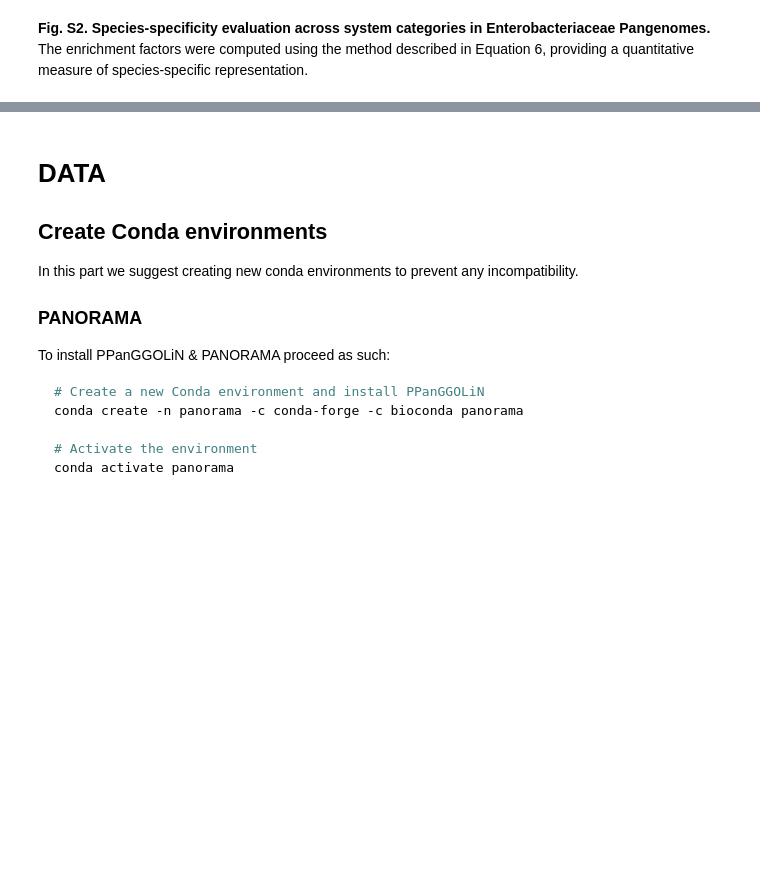
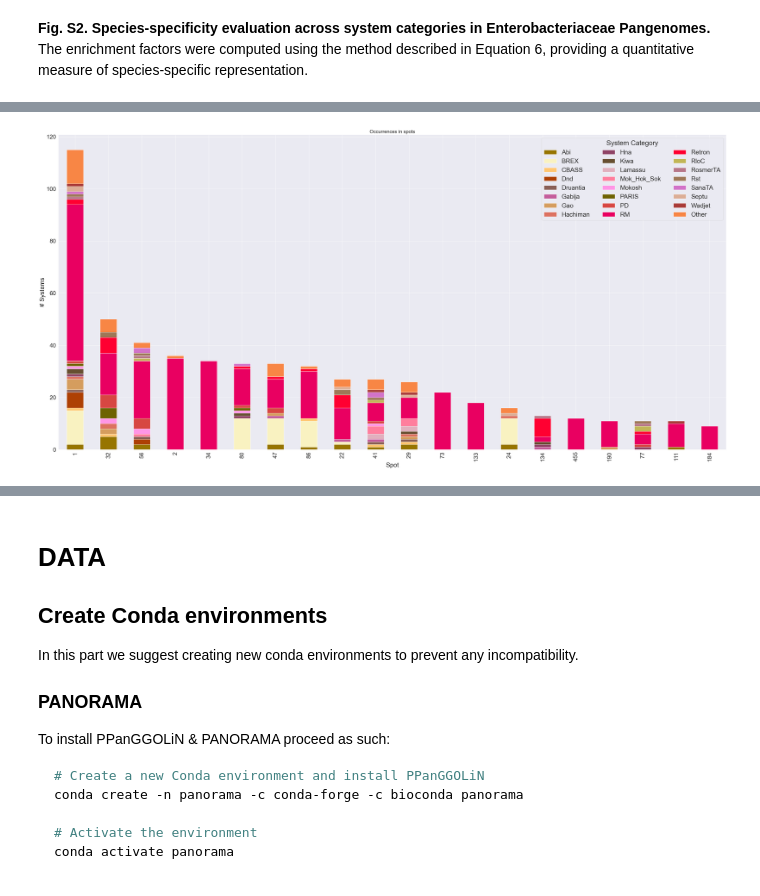
Before and after one commit to jpjarnoux/PANORAMA_article, a Jupyter notebook: main.ipynb, the cells around one changed output, grey strips where cells are left out. Saved outputs shown, nothing was run; the diff lists cells and outputs as text; code cells hidden in the pictures; blank space fills up the shorter version.

```diff
--- a/main.ipynb
+++ b/main.ipynb
@@ -313,0 +278,17 @@ generate_heatmap(
+# %%
+# Determine the number of available CPUs for multiprocessing
+ENTEROBACTERIACEAE = Path("DATA/Enterobacteriaceae/")
+ENTEROBACTERIACEAE_OUTPUT = OUTPUT / "Enterobacteriaceae"
+ENTEROBACTERIACEAE_OUTPUT.mkdir(parents=True, exist_ok=True)
+C_FREUNDII = ENTEROBACTERIACEAE / "C.freundii/dfinder"
+C_FREUNDII_OUTPUT = ENTEROBACTERIACEAE_OUTPUT / "C.freundii"
+C_FREUNDII_OUTPUT.mkdir(parents=True, exist_ok=True)
+E_COLI = ENTEROBACTERIACEAE / "E.coli/dfinder"
+E_COLI_OUTPUT = ENTEROBACTERIACEAE_OUTPUT / "E.coli"
+E_COLI_OUTPUT.mkdir(parents=True, exist_ok=True)
+K_PNEUMONIAE = ENTEROBACTERIACEAE / "K.pneumoniae/dfinder"
+K_PNEUMONIAE_OUTPUT = ENTEROBACTERIACEAE_OUTPUT / "K.pneumoniae"
+K_PNEUMONIAE_OUTPUT.mkdir(parents=True, exist_ok=True)
+S_ENTERICA = ENTEROBACTERIACEAE / "S.enterica/dfinder"
+S_ENTERICA_OUTPUT = ENTEROBACTERIACEAE_OUTPUT / "S.enterica"
+S_ENTERICA_OUTPUT.mkdir(parents=True, exist_ok=True)
@@ -416,11 +423,43 @@ generate_heatmap(
 enrichment factors were computed using the method described in Equation 6, providing a quantitative measure of species-specific representation.
 # %%
 import matplotlib.pyplot as plt
-from sources.system_analyses import get_pie_charts_info, plot_pie, create_color_map
 from sources.dev_utils import type2category
+from sources.system_analyses import get_pie_charts_info, plot_pie, create_color_map, spot_occurrence, plot_spot_occurrence, parse_data
 
+def plot_spot_systems(proj_data: pd.DataFrame, sys_data: pd.DataFrame, output: Path):
+    """
+    Generate a plot with occurrences in spots and pie charts for the top spots.
 
-def draw_pie_chart(sys_data: pd.DataFrame, spot_id: int):
+    Args:
+        sys_data (pd.DataFrame): DataFrame containing the system data.
+        output (Path): Path to save the output plots.
+
+    Returns:
+        None
+    """
+    nb_slice = 10
+    nb_top_occ = 24
+    field='system category'
+    # Get spot occurrences and top types
+    data = parse_data(proj_data, sys_data)
+    spot_grouped_type_counts, top_types_occ = spot_occurrence(data, output, field=field, nb_cols=20,
+                                                              nb_top=nb_top_occ, keep_other_spots=False)
+
+    # Get pie chart information
+    top_types_pie, top_spots, spot_type_counts = get_pie_charts_info(data, field, 5, nb_slice)
+
+    # Create a consistent color map for system types
+    color_map = create_color_map(top_types_occ | top_types_pie)
+
+    # Plot and save bar plot for spot occurrences
+    nb_col_legend = len(top_types_occ) // 10 + 1
+    fig, ax = plt.subplots(figsize=FIGSIZE)
+    plot_spot_occurrence(spot_grouped_type_counts, color_map, nb_color_legend=nb_col_legend, ax=ax)
+    ax.set_title("Occurrences in spots", fontsize=20)
+    plt.tight_layout()
+    plt.savefig(output / "spots_sys_distri.png", bbox_inches="tight", dpi=300)
+
+def draw_pie_chart(sys_data: pd.DataFrame, spot_id: int, output: Path, fig_name: str):
     """
     Generates and saves a pie chart visualization based on the specified spot data. The method uses
     the system data and a specific spot identifier to create color mappings and plot a pie chart
@@ -441,33 +480,20 @@ def draw_pie_chart(sys_data: pd.DataFrame, spot_id: int):
     fig, ax = plt.subplots(figsize=(8, 12))
     plot_pie(spot_data, color_map, ax, 10, base_fontsize=24)
     plt.tight_layout()
-    plt.savefig(OUTPUT / "spots_175_coli.png", format='png', dpi=300)
-    plt.savefig(OUTPUT / "spots_175_coli.svg", format='svg')
+    plt.savefig(output / f"{fig_name}.png", format='png', dpi=300)
+    plt.savefig(output / f"{fig_name}.svg", format='svg')
 
+projection = S_ENTERICA / "projection"
+proj_df = get_data_projection(projection)
+s_enterica_systems = pd.read_csv(S_ENTERICA / SYSTEM_FILE, sep="\t")
+s_enterica_systems["system category"] = s_enterica_systems["system name"].map(type2category)
+plot_spot_systems(proj_df, s_enterica_systems, output=S_ENTERICA_OUTPUT)
+draw_pie_chart(s_enterica_systems, 86, S_ENTERICA_OUTPUT, "spots_86_enterica")
 
 projection = E_COLI / "projection"
-tables = E_COLI / "../table"
-
-number_genomes = sum(1 for _ in tables.glob("*.tsv"))
-spot_to_orgs = get_spot2orgs(tables)
 proj_df = get_data_projection(projection)
-
-scatter_plot(proj_df, spot_to_orgs, number_genomes, OUTPUT)
-
-projection = S_ENTERICA / "projection"
-tables = S_ENTERICA / "../table"
-
-number_genomes = sum(1 for _ in tables.glob("*.tsv"))
-spot_to_orgs = get_spot2orgs(tables)
-proj_df = get_data_projection(projection)
-
-scatter_plot(proj_df, spot_to_orgs, number_genomes, OUTPUT)
-
 e_coli_systems = pd.read_csv(E_COLI / SYSTEM_FILE, sep="\t")
 e_coli_systems["system category"] = e_coli_systems["system name"].map(type2category)
-draw_pie_chart(e_coli_systems, 175)
-
-s_enterica_systems = pd.read_csv(S_ENTERICA / SYSTEM_FILE, sep="\t")
-s_enterica_systems["system category"] = s_enterica_systems["system name"].map(type2category)
-draw_pie_chart(s_enterica_systems, 86)
+plot_spot_systems(proj_df, e_coli_systems, output=E_COLI_OUTPUT)
+draw_pie_chart(e_coli_systems, 175, E_COLI_OUTPUT, "spots_175_coli")
 # %% [output]
@@ -474,0 +500 @@ ZeroDivisionError: division by zero
+[figure, added]
```
Also changed, not shown: parts of 23 cells of this notebook, 3 other files.
